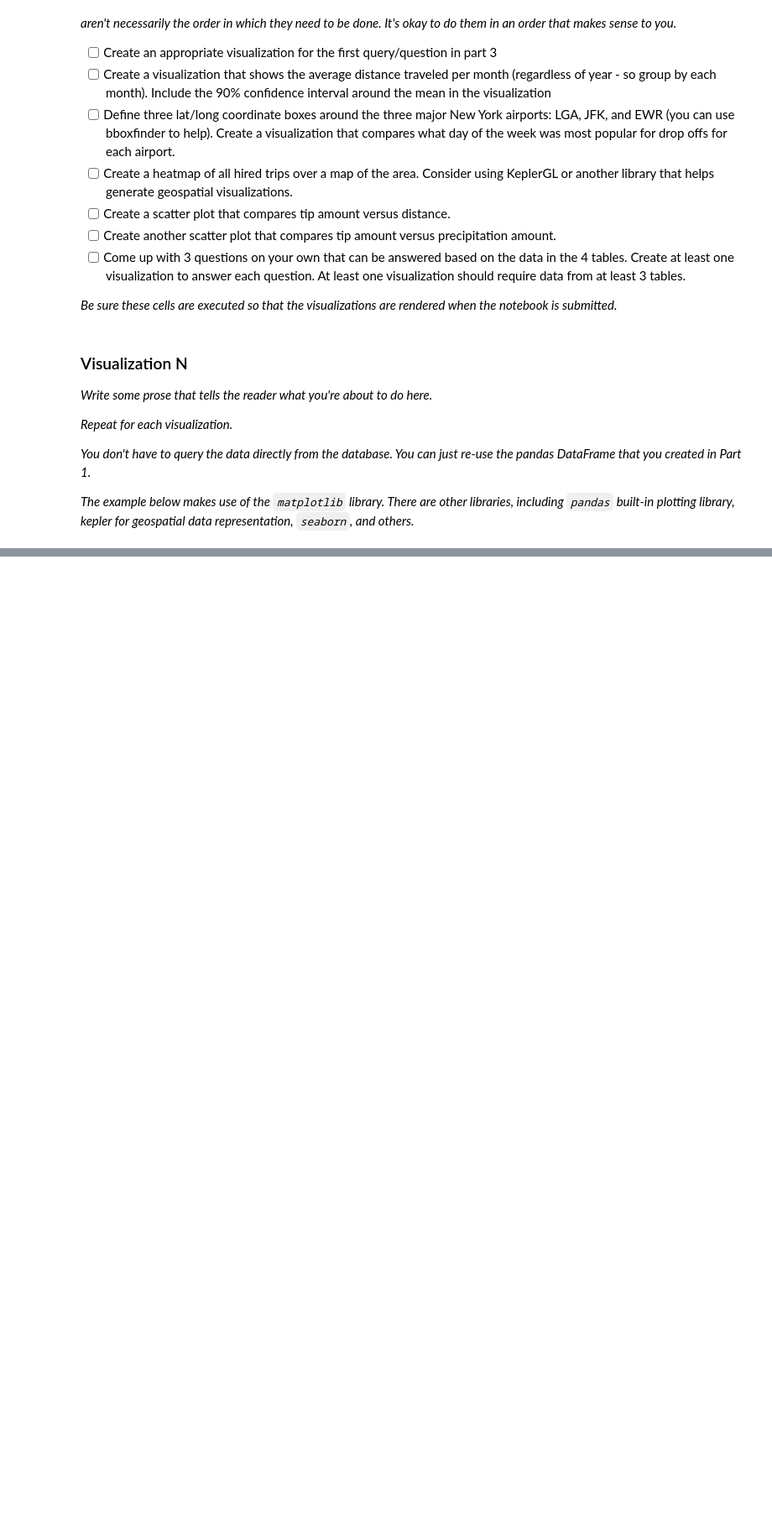
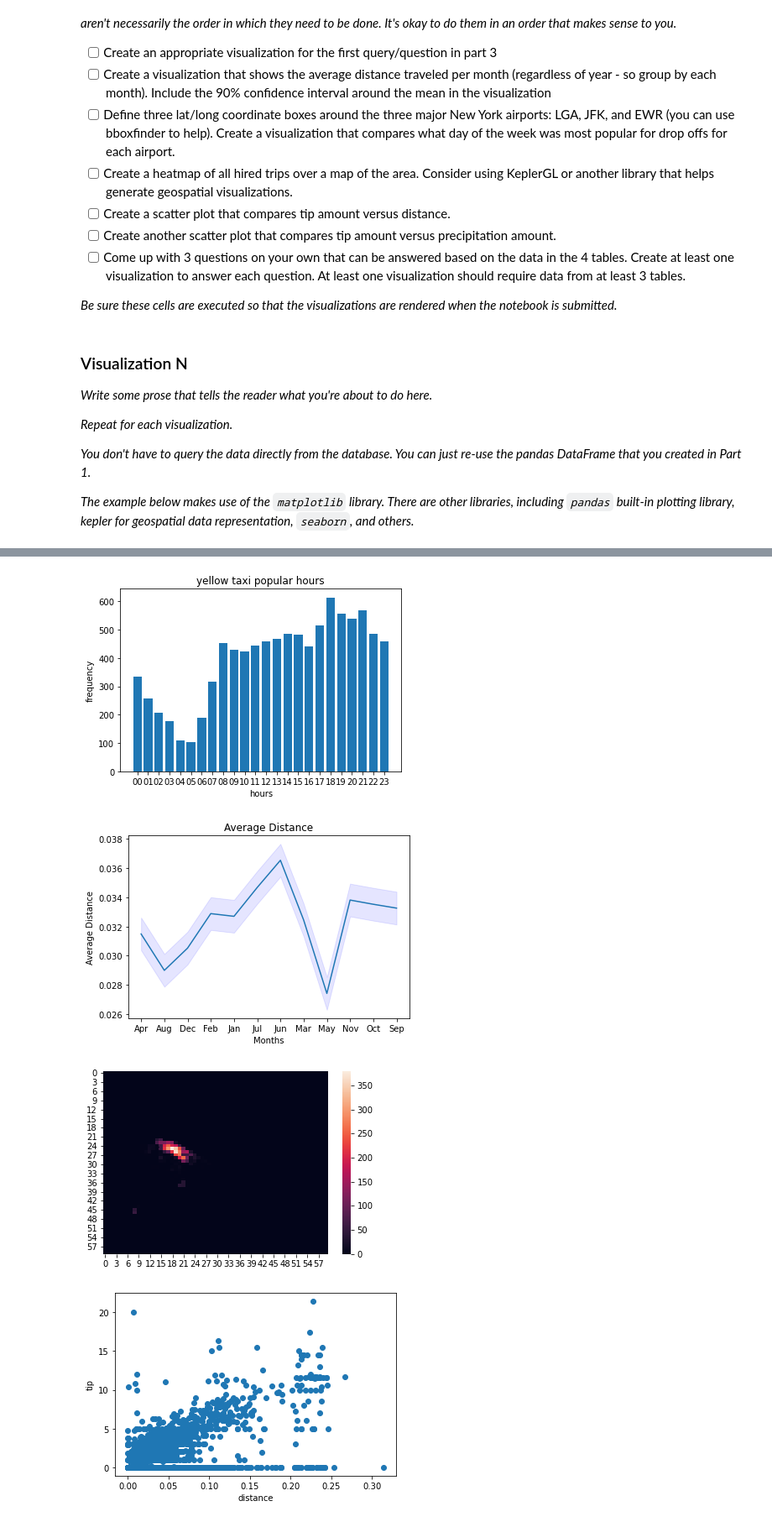
Before and after one commit to philippezog/project_group_15, a Jupyter notebook: Carlie_Philippe.ipynb, the cells around one changed output, grey strips where cells are left out. Shown: that part at 84% size. Drawn from its saved outputs; the diff is of its cells as text; code cells hidden in the pictures; blank space fills up the shorter version.

```diff
--- a/Carlie_Philippe.ipynb
+++ b/Carlie_Philippe.ipynb
@@ -49,7 +50,7 @@ from os.path import exists
 
 TAXI_URL = "https://www1.nyc.gov/site/tlc/about/tlc-trip-record-data.page"
 # add other constants to refer to any local data, e.g. uber & weather
-UBER_CSV = "uber_rides_sample.csv"
+UBER_CSV = "taxi_csv/uber_rides_sample.csv"
 
 NEW_YORK_BOX_COORDS = ((40.560445, -74.242330), (40.908524, -73.717047))
 
@@ -239,6 +216,8 @@ def get_uber_data():
 
 _Write some prose that tells the reader what you're about to do here._
 # %%
+#cleaning the weather data,hourly and daily
+
 def clean_month_weather_data_hourly(csv_file):
     data = pd.read_csv(csv_file)
     df = pd.DataFrame(data)
@@ -252,6 +231,9 @@ def clean_month_weather_data_hourly(csv_file):
         df = df[(df["LATITUDE"] > x1) & (df["LATITUDE"] < x2) & (df["LONGITUDE"] > y1) & (df["LONGITUDE"] < y2)]
         df = df[["DATE", "HourlyPrecipitation", "HourlyWindSpeed"]]
         df.columns = ["date","precipitation","wind"]
+        df = df.dropna()
+        #print(df.head)
+        df = df.sample(n=300, random_state=1)
 
     return df
 
@@ -266,12 +248,12 @@ def clean_month_weather_data_daily(csv_file):
         x2 = p2[0]
         y2 = p2[1]
         df = df[(df["LATITUDE"] > x1) & (df["LATITUDE"] < x2) & (df["LONGITUDE"] > y1) & (df["LONGITUDE"] < y2)]
-        df = df[["DATE", "DailyAverageWindSpeed", "DailyPrecipitation"]]
+        df = df[["DATE", "DailyPrecipitation","DailyAverageWindSpeed"]]
         df.columns = ["date","precipitation","wind"]
+        df = df.dropna()
 
     return df
 
-y = clean_weather_file("./taxi_csv/weather/2009_weather.csv")
 
 def load_and_clean_weather_data():
     hourly_dataframes = []
@@ -294,7 +276,3 @@ def load_and_clean_weather_data():
     hourly_data = pd.concat(hourly_dataframes)
     daily_data = pd.concat(daily_dataframes)
     return hourly_data, daily_data
-
-x,y = load_and_clean_weather_data()
-print(x.head)
-print(y.head)
@@ -348,4 +293,13 @@ hourly_weather, daily_weather = load_and_clean_weather_data()
 
 _Write some prose that tells the reader what you're about to do here._
 # %%
-engine = db.create_engine(DATABASE_URL, echo=True)
+import sqlite3
+
+if(exists("project.db")):
+    os.remove("project.db")
+if(exists("schema.sql")):
+    os.remove("schema.sql")
+
+
+
+connection = sqlite3.connect("project.db")
@@ -417,7 +348,7 @@ with open(DATABASE_SCHEMA_FILE, "w") as f:
     f.write(UBER_TRIPS_SCHEMA)
 # %%
 # create the tables with the schema files
-with engine.connect() as connection:
+with connection:
     connection.execute(HOURLY_WEATHER_SCHEMA)
     connection.execute(DAILY_WEATHER_SCHEMA)
     connection.execute(TAXI_TRIPS_SCHEMA)
@@ -536,2 +822,19 @@ def plot_visual_n(dataframe):
 # %%
-plot_visual_n(some_dataframe)
+query1 = pd.read_sql_query (QUERY_1, connection)
+query2 = pd.read_sql_query (SQLV2, connection)
+query4 = pd.concat([df1,df2])
+query5 = df3
+query6 = merged[["precipitation","tip_amount"]]
+query6 = query6.dropna()
+
+#plot_visual_n(some_dataframe)
+yellow_taxi_popular_hour(query1)
+average_distance_traveled(query2)
+heatmap(query4)
+tip_and_distance(query5)
+tip_and_precipitation(query6)
+# %% [output]
+[figure, added]
+[figure, added]
+[figure, added]
+[figure, added]
```
Also changed, not shown: parts of 22 cells of this notebook.
